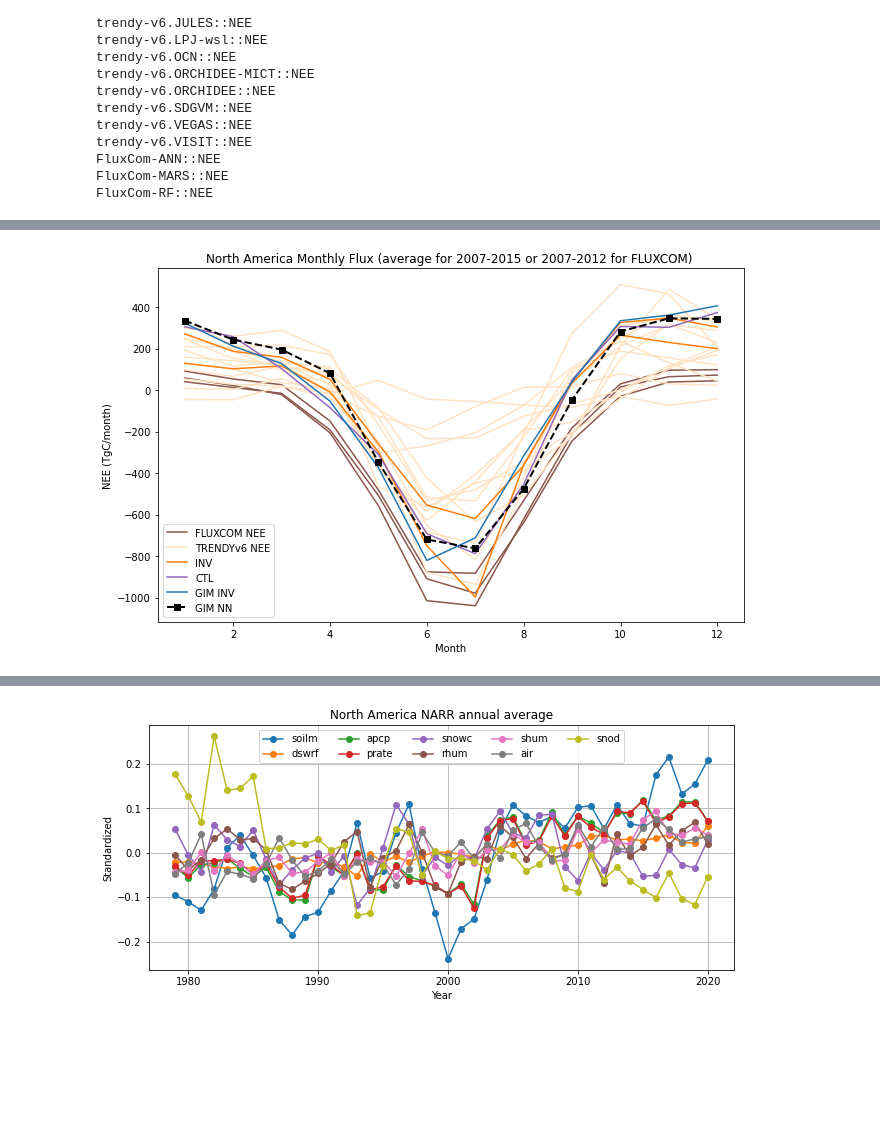
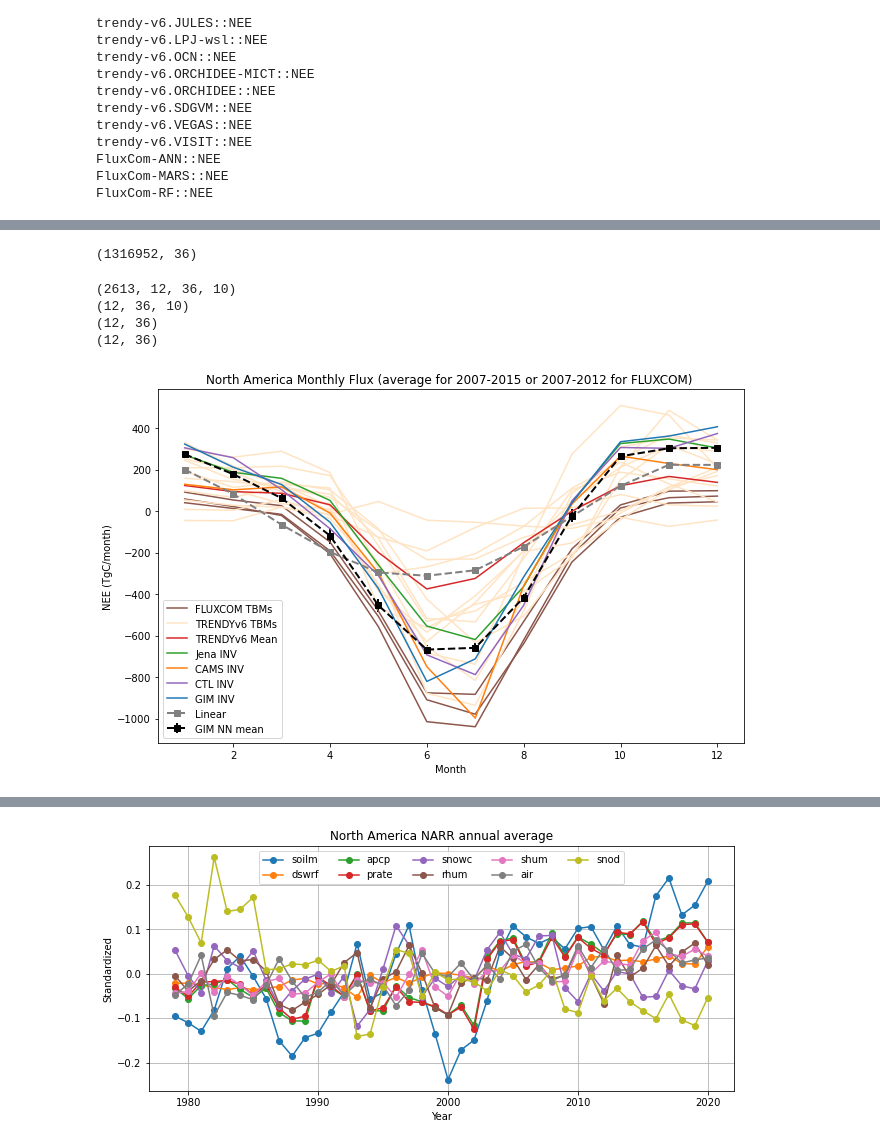
Before and after one commit to ypshiga/Neural_tutorial, a Jupyter notebook: Long_term_NARR_tf.ipynb, the cells around one changed output, grey strips where cells are left out. Saved outputs shown, nothing was run; the diff lists cells and outputs as text; code cells hidden in the pictures; blank space fills up the shorter version.

```diff
--- a/Long_term_NARR_tf.ipynb
+++ b/Long_term_NARR_tf.ipynb
@@ -776,7 +891,7 @@ None
 # %%
 # train nn model using validation year set and stopping at n epochs
 n = 150
-target_train,feature_train,target_validation,feature_validation = create_hold_outs(binary_yearly[:,32],flux_var_GIM,features_2007_2015)
+target_train,feature_train,target_validation,feature_validation = create_hold_outs(binary_yearly[:,32],flux_var_GIM,features_2007_2015_NARR_lite)
 feature_train, feature_validation = transform_features(feature_train,feature_validation)
 linear_model = model_maker('linear',feature_train)
 history_linear = nn_model_train(linear_model,target_train,feature_train,target_validation,feature_validation,n)
@@ -829,3 +932,3 @@ X_final_trim = scaler_x_train.fit_transform(features_1979_2020)
 # %%
 # Predict output using trained model
-y_est = model.predict(X_final_trim, batch_size=len(X_final_trim)) # model estimates for long term data
+y_est_linear = linear_model.predict(X_final_trim_lite, batch_size=len(X_final_trim_lite)) # model estimates for long term data
@@ -955,5 +1061,7 @@ plt.show()
 # %%
-# convert umolC/m2/s to PgC/year
+y_NN_linear = micro_mol_converter(y_est_linear,area_var)
+y_NN_test = micro_mol_converter(y_est,area_var)
+
 y_est_x_area = y_est[:,0]*np.tile(area_var,int(y_est.shape[0]/2613)) # multiply by area -> umolC/s
 y_est_x_area_x_mm = y_est_x_area*(12.0107/1000000) # multiply by molar mass of carbon and divide by 10^6 -> gC/s
 time_const = [] # calculate number of seconds in the correct month
@@ -985,38 +1093,85 @@ def average_seasonal_plot(data,col_label,var_label):
     mon_array = np.arange(1, 13, dtype=float)
     # plot monthly averages averaged over all North America
     plt.plot(mon_array,X_tru_mon[:,0]/np.power(10, 12),'-',color = col_label,label=var_label)
+# %%
+y_mods.shape
+# %% [output]
+(1316952, 36)
+# %%
+y_NN_mods = np.empty(y_mods.shape)
+
+for i in range(y_NN_mods.shape[1]):
+    temp = y_mods[:,i]
+    temp = np.expand_dims(temp, axis=1)
+    y_NN_mods[:,i] = micro_mol_converter(temp,area_var)
 # %%
 # plot long term seasonal mean of features
 fig=plt.figure()
 for rows in range(fluxcom.shape[1]):
-    average_seasonal_plot(fluxcom[:,rows],'tab:brown','FLUXCOM NEE')
+    average_seasonal_plot(fluxcom[:,rows],'tab:brown','FLUXCOM TBMs')
 
 for rows in range(trendy.shape[1]):
-    average_seasonal_plot(trendy[:,rows],'bisque','TRENDYv6 NEE')
+    average_seasonal_plot(trendy[:,rows],'bisque','TRENDYv6 TBMs')
 
-average_seasonal_plot(flux_var_Jena[2613*12*50:2613*12*(50+10)],'tab:orange','INV')
-average_seasonal_plot(flux_var_CAMS[2613*12*7:2613*12*(7+10)],'tab:orange','INV')
-average_seasonal_plot(flux_var_CTL,'tab:purple','CTL') # 2007 - 2015
+average_seasonal_plot(np.mean(trendy,axis=1),'tab:red','TRENDYv6 Mean')
+average_seasonal_plot(flux_var_Jena[2613*12*50:2613*12*(50+10)],'tab:green','Jena INV')
+average_seasonal_plot(flux_var_CAMS[2613*12*7:2613*12*(7+10)],'tab:orange','CAMS INV')
+average_seasonal_plot(flux_var_CTL,'tab:purple','CTL INV') # 2007 - 2015
 average_seasonal_plot(y_GIM,'tab:blue','GIM INV') # 2007 - 2015
 
-temp = y_NN[2613*12*28:2613*12*(28+10)] # 2007 - 2015
+temp = y_NN_mods[2613*12*28:2613*12*(28+10),:] # 2007 - 2016
+b = np.reshape(np.ravel(temp, order='F'), (2613,12,36,-1),order='F')
+print(b.shape)
+X_tru_mon = np.nansum(b,axis=0) # sum over all land
+print(X_tru_mon.shape)
+X_tru_mon = np.nanmean(X_tru_mon,axis=2) # mean over all years
+print(X_tru_mon.shape)
+X_tru_mean = np.mean(X_tru_mon,axis=1) # mean over all models
+print(X_tru_mon.shape)
+yerr = 2*np.std(X_tru_mon,axis=1)/np.power(10, 12)
+lower_error=(-(np.min(X_tru_mon,axis=1)-np.mean(X_tru_mon,axis=1))/np.power(10, 12))
+upper_error = ((np.max(X_tru_mon,axis=1)-np.mean(X_tru_mon,axis=1))/np.power(10, 12))
+asymmetric_error = [lower_error, upper_error]
+
+# month variable
+mon_array = np.arange(1, 13, dtype=float)
+# plot monthly averages averaged over all North America
+#plt.plot(mon_array,X_tru_mon[:,0]/np.power(10, 12),'--sk',label='GIM NN mean',linewidth = 2)
+plt.errorbar(mon_array,X_tru_mean/np.power(10, 12), yerr=yerr,ls='--',marker='s',color='black',label='GIM NN mean',linewidth = 2)
+
+
+# temp = y_NN[2613*12*28:2613*12*(28+10)] # 2007 - 2016
+# b = np.reshape(np.ravel(temp, order='F'), (2613,12,1,-1),order='F')
+# X_tru_mon = np.nansum(b,axis=0)
+# X_tru_mon = np.nanmean(X_tru_mon,axis=1)
+# # month variable
+# mon_array = np.arange(1, 13, dtype=float)
+# # plot monthly averages averaged over all North America
+# plt.plot(mon_array,X_tru_mon[:,0]/np.power(10, 12),'--sk',label='GIM NN',linewidth = 2)
+
+
+temp = y_NN_linear[2613*12*28:2613*12*(28+10)] # 2007 - 2016
 b = np.reshape(np.ravel(temp, order='F'), (2613,12,1,-1),order='F')
 X_tru_mon = np.nansum(b,axis=0)
 X_tru_mon = np.nanmean(X_tru_mon,axis=1)
 # month variable
 mon_array = np.arange(1, 13, dtype=float)
 # plot monthly averages averaged over all North America
-plt.plot(mon_array,X_tru_mon[:,0]/np.power(10, 12),'--sk',label='GIM NN',linewidth = 2)
+plt.plot(mon_array,X_tru_mon[:,0]/np.power(10, 12),'--s',color = 'grey',label='Linear',linewidth = 2)
 
 
 handles, labels = plt.gca().get_legend_handles_labels()
 by_label = dict(zip(labels, handles))
 plt.legend(by_label.values(), by_label.keys(),loc="lower left")
 
 plt.xlabel('Month')
 plt.ylabel('NEE (TgC/month)')
 plt.title('North America Monthly Flux (average for 2007-2015 or 2007-2012 for FLUXCOM) ')
 fig = plt.gcf()
 fig.set_size_inches(10.5, 6.5)
 # %% [output]
+(2613, 12, 36, 10)
+(12, 36, 10)
+(12, 36)
+(12, 36)
-[figure, old version]
+[figure, new version]
```
Also changed, not shown: parts of 43 cells of this notebook.
